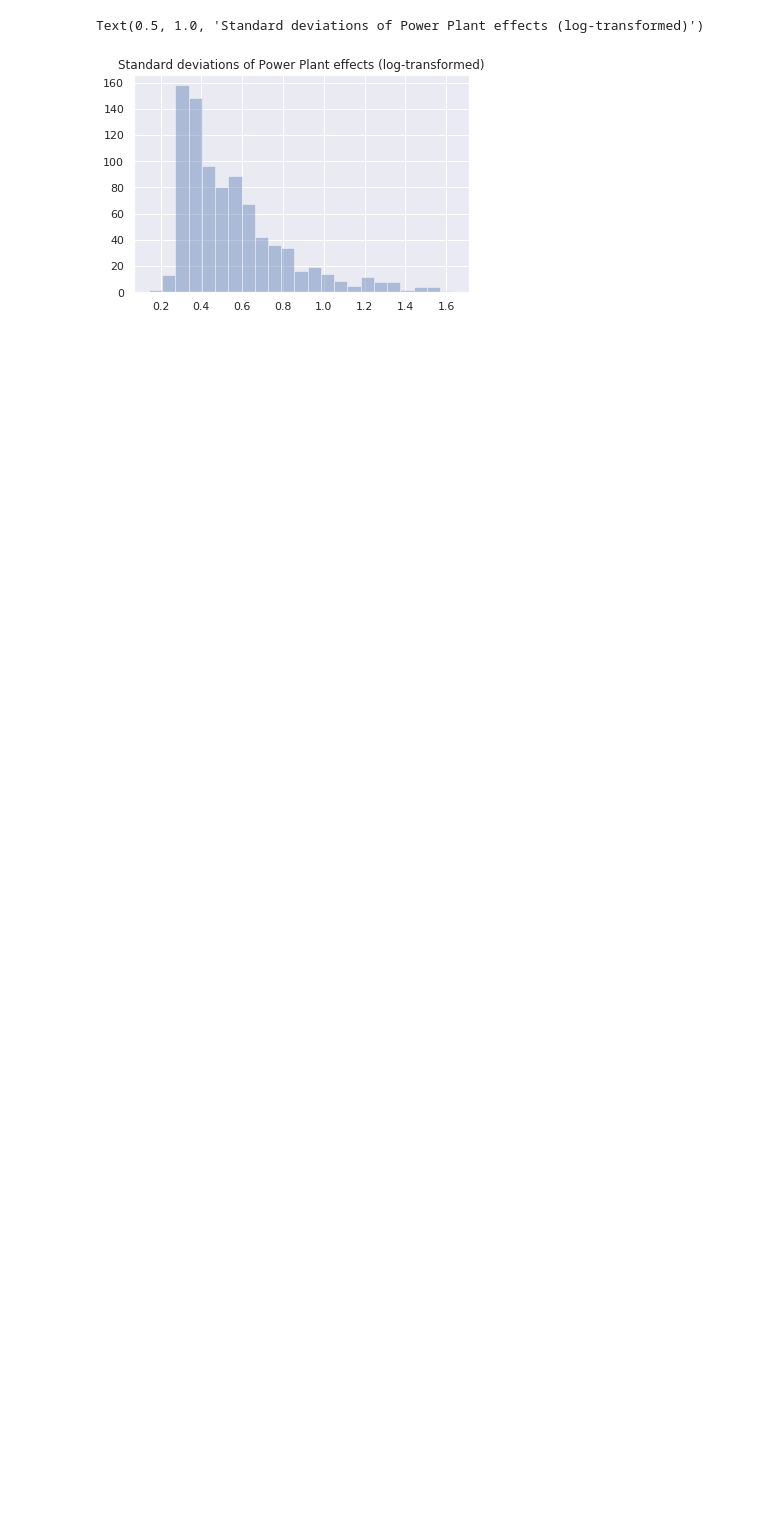
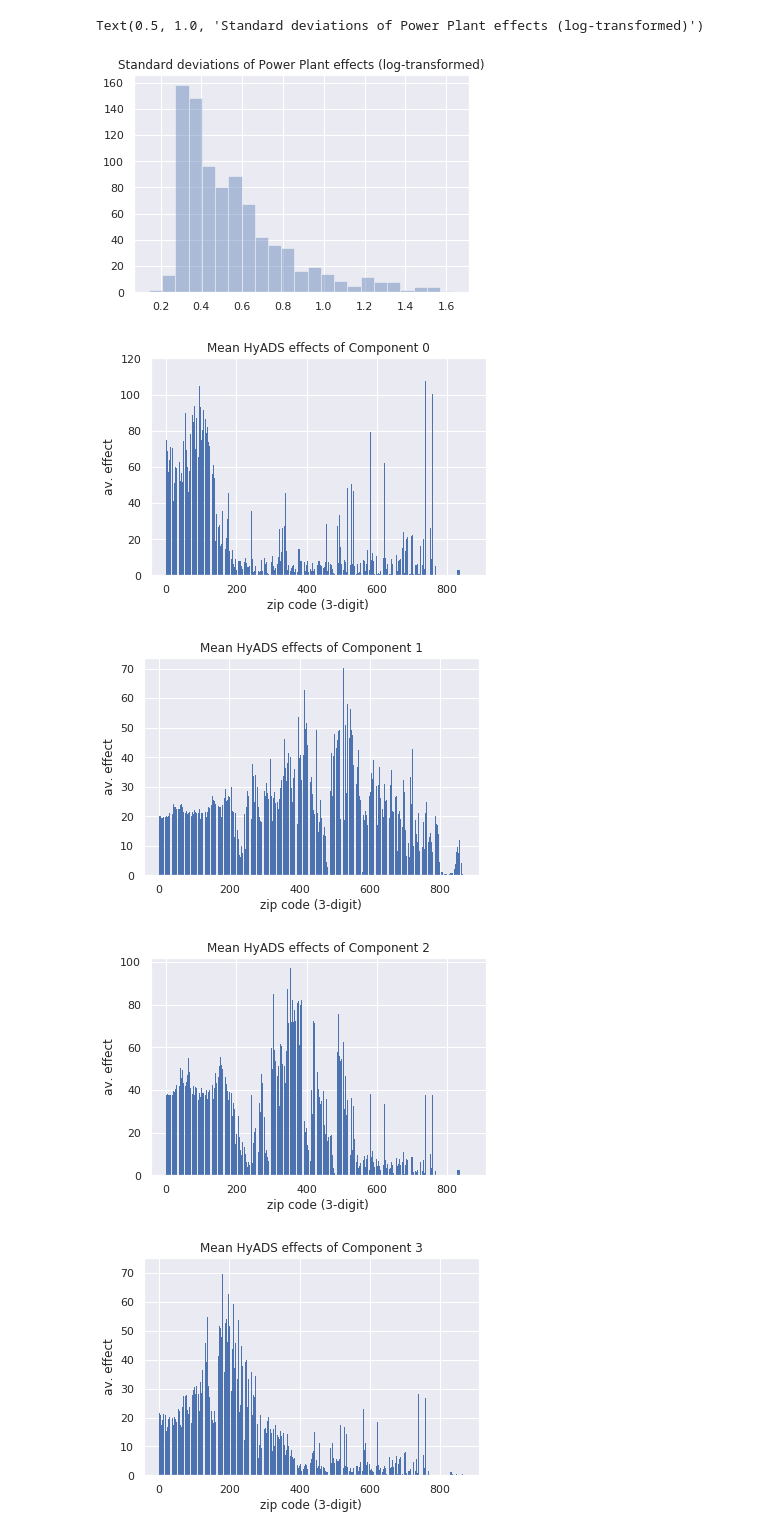
Before and after one commit to mauriciogtec/power-plants, a Jupyter notebook: hyads_mixture.ipynb, the cells around one changed output. Drawn from its saved outputs; the diff is of its cells as text; code cells hidden in the pictures; blank space fills up the shorter version.

```diff
--- a/hyads_mixture.ipynb
+++ b/hyads_mixture.ipynb
@@ -210,3 +250,18 @@ plt.title("Standard deviations of Power Plant effects (log-transformed)")
 # %% [output]
 Text(0.5, 1.0, 'Standard deviations of Power Plant effects (log-transformed)')
 [figure]
+# %%
+# distributions of effects by label
+
+for k in range(n_comps):
+    x = hyads[labels == k, :].mean(axis=0)
+    plt.bar(range(len(x)), x, lw=0.0)
+    plt.title(f"Mean HyADS effects of Component {k}")
+    plt.xlabel("zip code (3-digit)")
+    plt.ylabel("av. effect")
+    plt.show()
+# %% [output]
+[figure, added]
+[figure, added]
+[figure, added]
+[figure, added]
```
Also changed, not shown: parts of 31 cells of this notebook, 2 other files.
